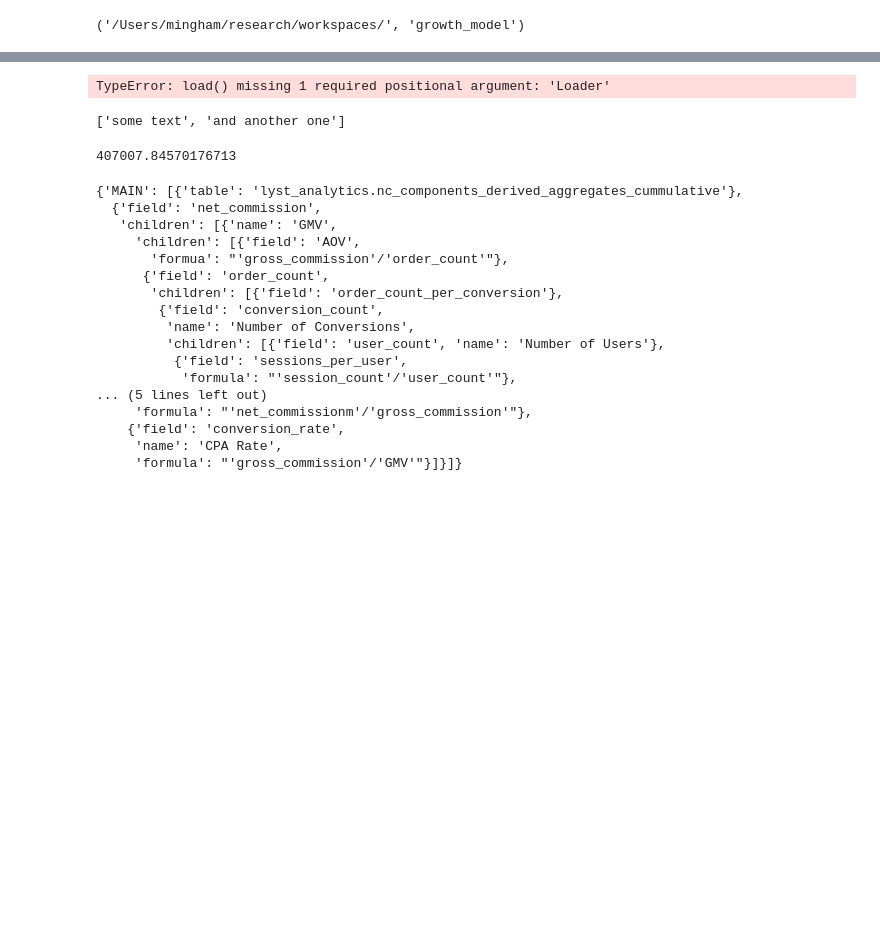
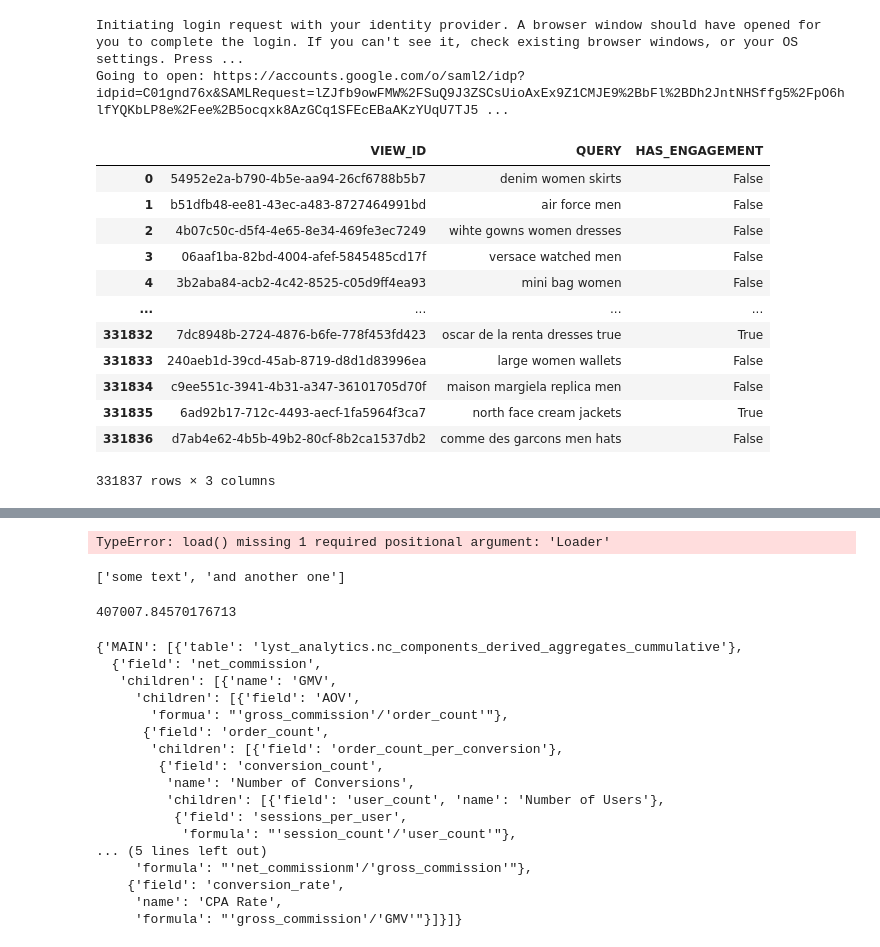
Before and after one commit to markingham77/research, a Jupyter notebook: notebooks/test.ipynb, the cells around one changed output, grey strips where cells are left out. Drawn from its saved outputs; the diff is of its cells as text; code cells hidden in the pictures; blank space fills up the shorter version.

```diff
--- a/notebooks/test.ipynb
+++ b/notebooks/test.ipynb
@@ -19,5 +19,20 @@ pydqt.set_workspace(root='/Users/mingham/research/workspaces/',name='growth_mode
 pydqt.set_schema('core_wip')
-# %%
-pydqt.get_ws()
-# %% [output]
-('/Users/mingham/research/workspaces/', 'growth_model')
+# %%
+q=pydqt.Query('queries_for_measuring_cluster_success.sql')
+q.run()
+# %% [output]
+Initiating login request with your identity provider. A browser window should have opened for you to complete the login. If you can't see it, check existing browser windows, or your OS settings. Press ...
+Going to open: https://accounts.google.com/o/saml2/idp?idpid=C01gnd76x&SAMLRequest=lZJfb9owFMW%2FSuQ9J3ZSCsUioAxEx9Z1CMJE9%2BbFl%2BDh2JntNHSffg5%2FpO6hlfYQKbLP8e%2Fee%2B5ocqxk8AzGCq1SFEcEBaAKzYUqU7TJ5 ...
+|  | VIEW_ID | QUERY | HAS_ENGAGEMENT |
+| 0 | 54952e2a-b790-4b5e-aa94-26cf6788b5b7 | denim women skirts | False |
+| 1 | b51dfb48-ee81-43ec-a483-8727464991bd | air force men | False |
+| 2 | 4b07c50c-d5f4-4e65-8e34-469fe3ec7249 | wihte gowns women dresses | False |
+| 3 | 06aaf1ba-82bd-4004-afef-5845485cd17f | versace watched men | False |
+| 4 | 3b2aba84-acb2-4c42-8525-c05d9ff4ea93 | mini bag women | False |
+| ... | ... | ... | ... |
+| 331832 | 7dc8948b-2724-4876-b6fe-778f453fd423 | oscar de la renta dresses true | True |
+| 331833 | 240aeb1d-39cd-45ab-8719-d8d1d83996ea | large women wallets | False |
+| 331834 | c9ee551c-3941-4b31-a347-36101705d70f | maison margiela replica men | False |
+| 331835 | 6ad92b17-712c-4493-aecf-1fa5964f3ca7 | north face cream jackets | True |
+| 331836 | d7ab4e62-4b5b-49b2-80cf-8b2ca1537db2 | comme des garcons men hats | False |
+331837 rows × 3 columns
```
Also changed, not shown: parts of 16 cells of this notebook, 21 other files.
